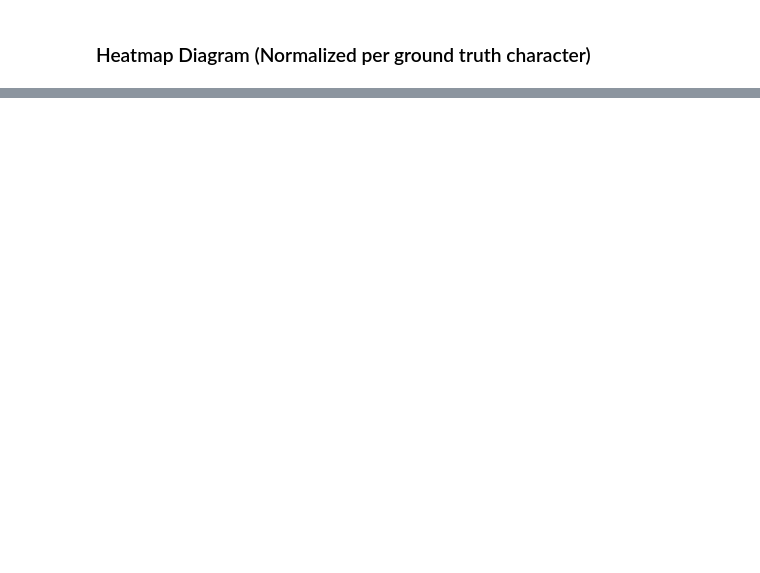
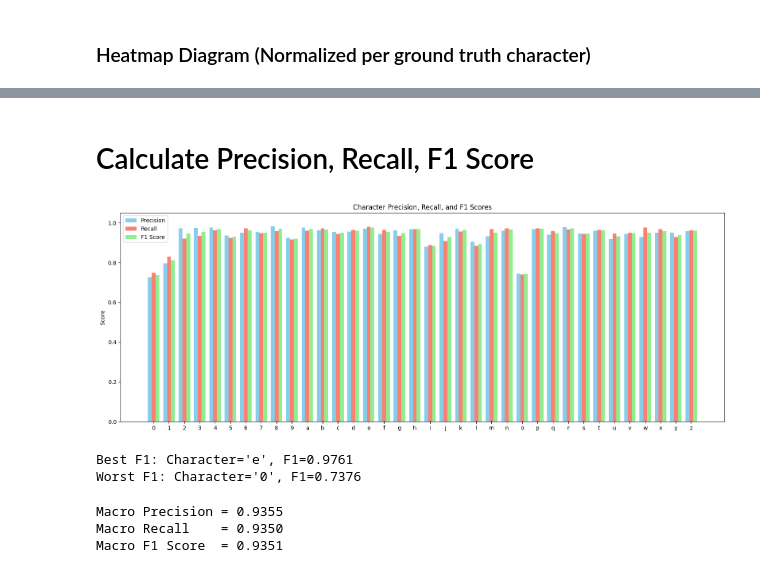
Before and after one commit to ItsMeNengYi/CS4243-mini-project, a Jupyter notebook: Transformer_test_eval.ipynb, the cells around one changed output, grey strips where cells are left out. Saved outputs shown, nothing was run; the diff lists cells and outputs as text; code cells hidden in the pictures; blank space fills up the shorter version.

Commit message:
Add Precision Recall F1 Score

```diff
--- a/Transformer_test_eval.ipynb
+++ b/Transformer_test_eval.ipynb
@@ -382,0 +383,68 @@ plt.show()
+# %% [markdown]
+# Calculate Precision, Recall, F1 Score
+# %%
+precision_list = []
+recall_list = []
+f1_list = []
+
+for i in range(num_classes):
+    TP = confusion[i, i]
+    FP = confusion[:, i].sum() - TP
+    FN = confusion[i, :].sum() - TP
+
+    precision = TP / (TP + FP + 1e-12)
+    recall = TP / (TP + FN + 1e-12)
+    f1 = 2 * precision * recall / (precision + recall + 1e-12) # avoid zero division
+
+    precision_list.append(precision)
+    recall_list.append(recall)
+    f1_list.append(f1)
+# %%
+chars = [idx_to_char[i] for i in range(len(char_classes))]
+x = np.arange(len(chars))  # positions for each character
+
+width = 0.25  # width of the bars
+
+plt.figure(figsize=(16, 6))
+
+plt.bar(x - width, precision_list, width, label='Precision', color='skyblue')
+plt.bar(x, recall_list, width, label='Recall', color='salmon')
+plt.bar(x + width, f1_list, width, label='F1 Score', color='lightgreen')
+
+plt.xticks(x, chars)
+plt.ylabel('Score')
+plt.title('Character Precision, Recall, and F1 Scores')
+plt.ylim(0, 1.05)
+plt.legend()
+plt.tight_layout()
+plt.show()
+# %% [output]
+[figure, added]
+# %%
+# Best F1
+best_f1 = max(f1_list)
+best_idx = f1_list.index(best_f1)
+best_char = chars[best_idx]
+
+# Worst F1
+worst_f1 = min(f1_list)
+worst_idx = f1_list.index(worst_f1)
+worst_char = chars[worst_idx]
+
+print(f"Best F1: Character='{best_char}', F1={best_f1:.4f}")
+print(f"Worst F1: Character='{worst_char}', F1={worst_f1:.4f}")
+# %% [output]
+Best F1: Character='e', F1=0.9761
+Worst F1: Character='0', F1=0.7376
+# %%
+macro_precision = sum(precision_list) / len(precision_list)
+macro_recall    = sum(recall_list) / len(recall_list)
+macro_f1        = sum(f1_list) / len(f1_list)
+
+print(f"Macro Precision = {macro_precision:.4f}")
+print(f"Macro Recall    = {macro_recall:.4f}")
+print(f"Macro F1 Score  = {macro_f1:.4f}")
+# %% [output]
+Macro Precision = 0.9355
+Macro Recall    = 0.9350
+Macro F1 Score  = 0.9351
```
Also changed, not shown: parts of 1 cell of this notebook.
